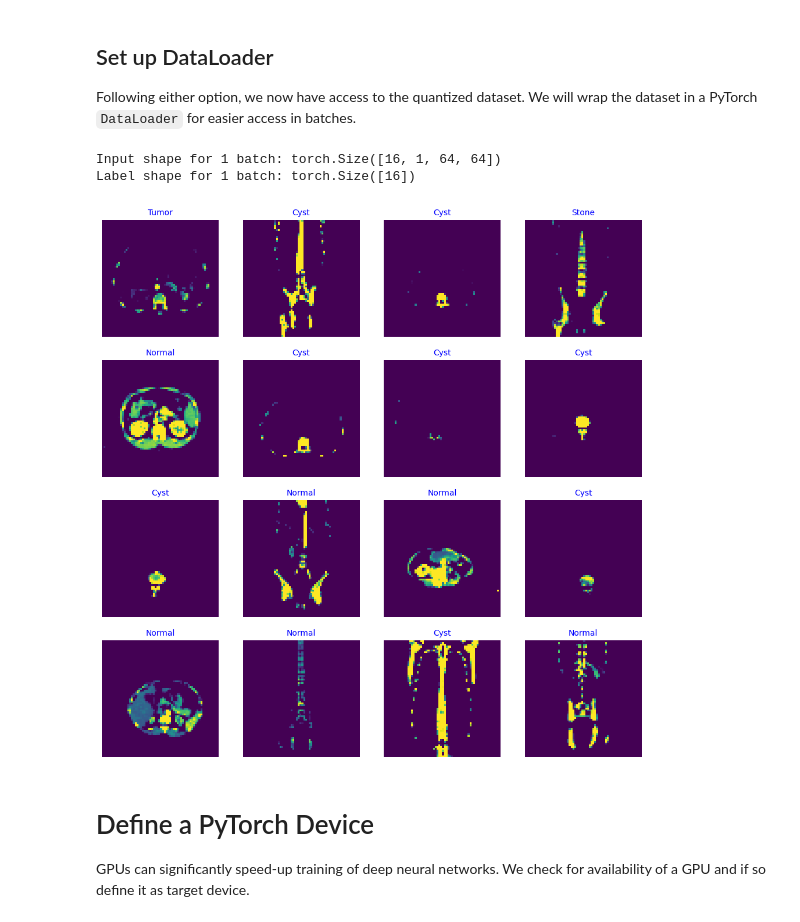
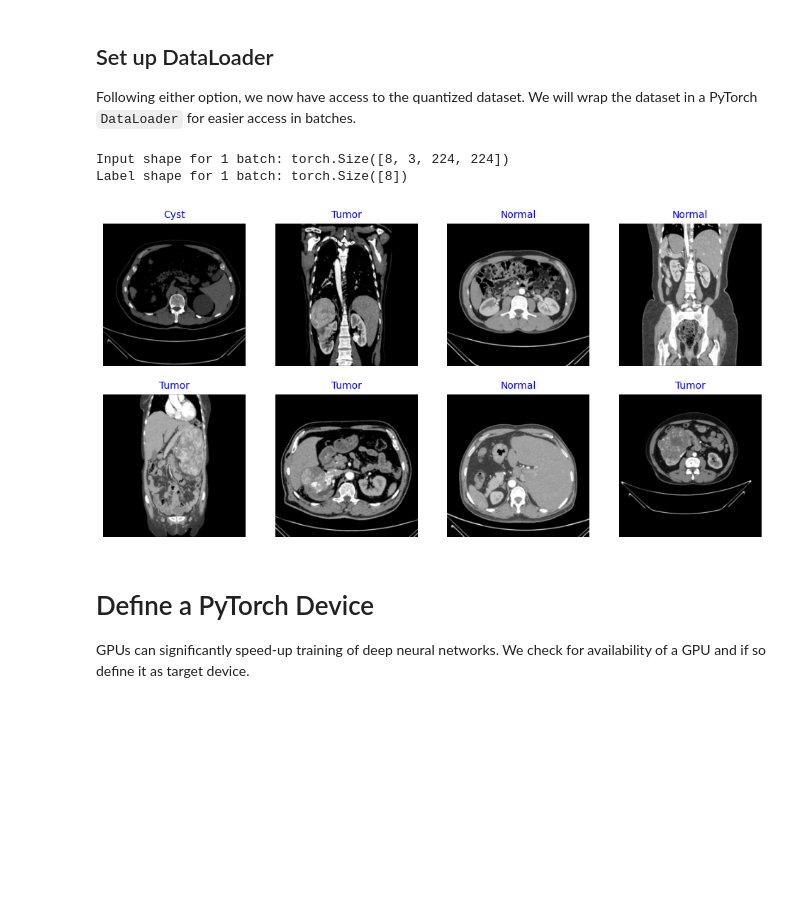
Before and after one commit to dellel/FINN_Brevitas, a Jupyter notebook: 1-train-mlp-with-brevitas.ipynb, the cells around one changed output. Cells and saved outputs as stored; diff of their text form; code cells hidden in the pictures; blank space fills up the shorter version.

```diff
--- a/1-train-mlp-with-brevitas.ipynb
+++ b/1-train-mlp-with-brevitas.ipynb
@@ -141,8 +141,8 @@ class CustomDataset(Dataset):
 
     def __getitem__(self, idx):
         img_path = self.dataframe.iloc[idx]['image']
-        #image = Image.open(img_path).convert('RGB')
-        image = ImageOps.grayscale(Image.open(img_path))
+        image = Image.open(img_path).convert('RGB')
+        #image = ImageOps.grayscale(Image.open(img_path))
         label = self.class_indices[self.dataframe.iloc[idx]['label']]
 
         if self.transform:
@@ -150,14 +150,14 @@ class CustomDataset(Dataset):
 
         return image, label
 
-input_size = (1, 64, 64)
+input_size = (3, 224, 224)
 
 transform = transforms.Compose([
     transforms.Resize(input_size[1:3]),
     transforms.RandomHorizontalFlip(),
-    transforms.ColorJitter(brightness=0.2, contrast=0.2, saturation=0.2, hue=0.2),
+    #transforms.ColorJitter(brightness=0.2, contrast=0.2, saturation=0.2, hue=0.2),
     transforms.ToTensor(),
-    transforms.Normalize(mean=[0.485], std=[0.229])
+    #transforms.Normalize(mean=[0.485], std=[0.229])
 ])
 
 # Create datasets and loaders
@@ -180,7 +180,7 @@ Test set shape: (1245, 2)
 
 Following either option, we now have access to the quantized dataset. We will wrap the dataset in a PyTorch `DataLoader` for easier access in batches.
 # %%
-batch_size = 16
+batch_size = 8
 
 # dataset loaders
 #train_quantized_loader = DataLoader(train_quantized_dataset, batch_size=batch_size, shuffle=True)
@@ -197,27 +197,28 @@ for x,y in train_quantized_loader:
     if count == 1:
         break
 # %% [output]
-Input shape for 1 batch: torch.Size([16, 1, 64, 64])
-Label shape for 1 batch: torch.Size([16])
+Input shape for 1 batch: torch.Size([8, 3, 224, 224])
+Label shape for 1 batch: torch.Size([8])
 # %%
 g_dict = class_indices  # Storing class indices
 classes = list(g_dict.keys())  # Getting class names
 images, labels = next(iter(train_quantized_loader))  # Getting a batch of images and labels
 
 plt.figure(figsize=(12, 12))  # Setting the figure size
 
-for i in range(16):  # Iterating through the first 16 images
+for i in range(batch_size):  # Iterating through the first 16 images
     plt.subplot(4, 4, i + 1)  # Creating a subplot
     image = images[i].permute(1, 2, 0).numpy()  # Permuting and converting the image to numpy
+    #image = images[i].numpy()
     image = np.clip(image, 0, 1)  # Clipping the image values to [0, 1]
     plt.imshow(image)  # Displaying the image
     index = labels[i].item()  # Getting the label index
     class_name = classes[index]  # Getting the class name
     plt.title(class_name, color='blue', fontsize=10)  # Setting the title of the subplot
     plt.axis('off')  # Hiding the axis
 plt.show()  # Displaying the figure
 # %% [output]
-[figure, old version]
+[figure, new version]
 # %% [markdown]
 # Define a PyTorch Device <a id='define_pytorch_device'></a>
 
```
Also changed, not shown: parts of 8 cells of this notebook, 2 other files.
